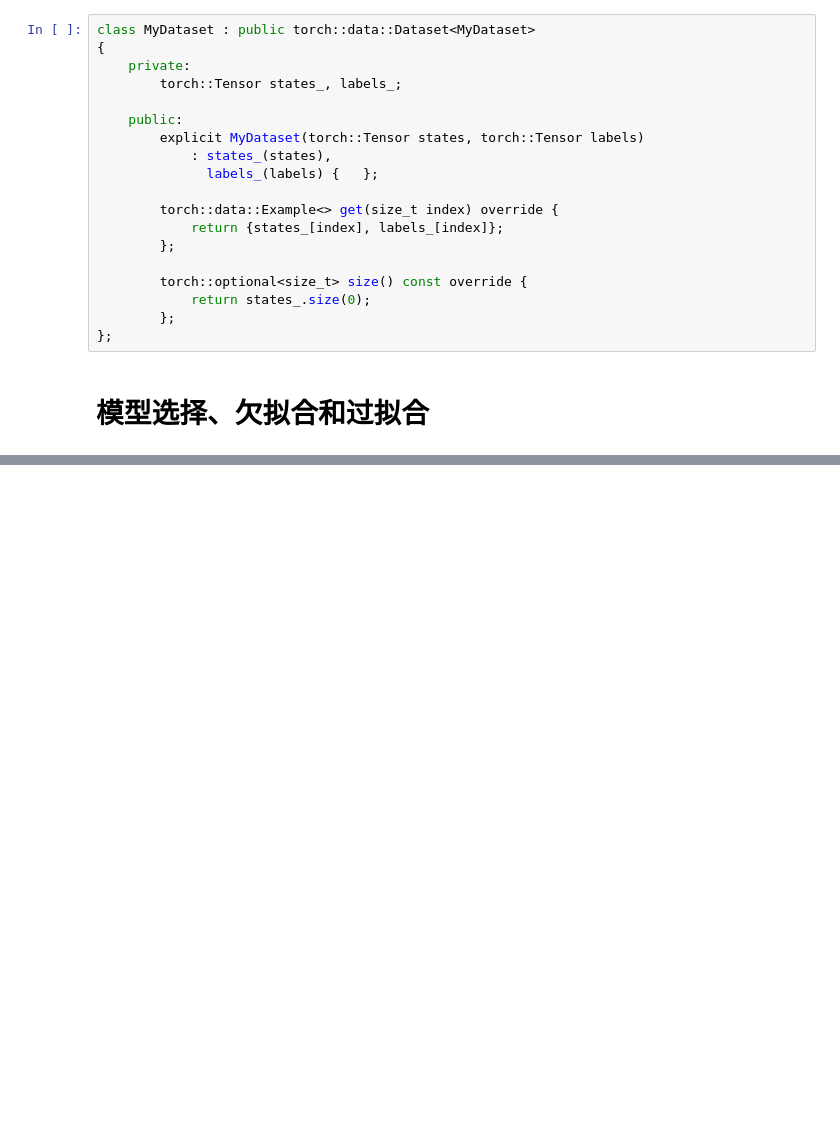
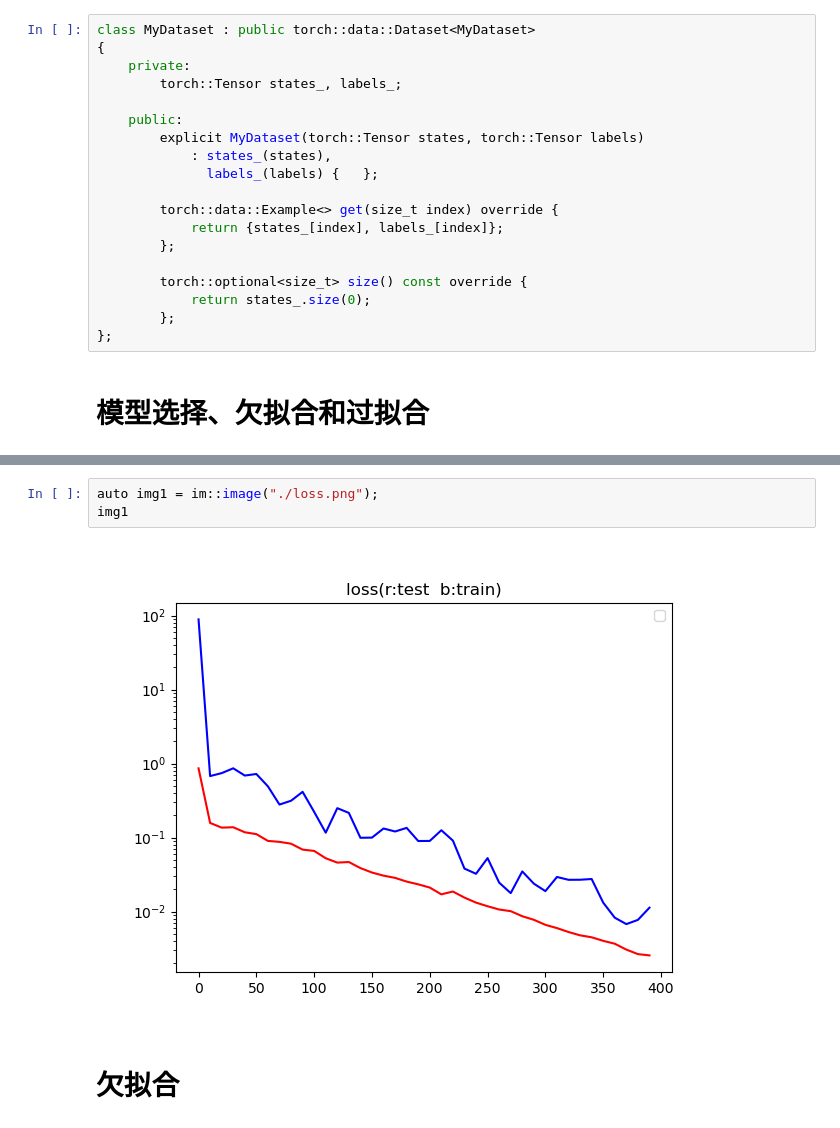
Before and after one commit to embededAI/zhv2_d2l_ai_libtorch, a Jupyter notebook: L06_0411/1.underfit_overfit.ipynb, the cells around one changed output, grey strips where cells are left out. Cells and saved outputs as stored; diff of their text form; blank space fills up the shorter version.

```diff
--- a/L06_0411/1.underfit_overfit.ipynb
+++ b/L06_0411/1.underfit_overfit.ipynb
@@ -229,0 +277,7 @@ test_data[3].reshape({1,4}).mm(w) =
+# %%
+auto img1 = im::image("./loss.png");
+img1
+# %% [output]
+[figure, added]
+# %% [markdown]
+# 欠拟合
```
Also changed, not shown: parts of 23 cells of this notebook, 6 other files.
